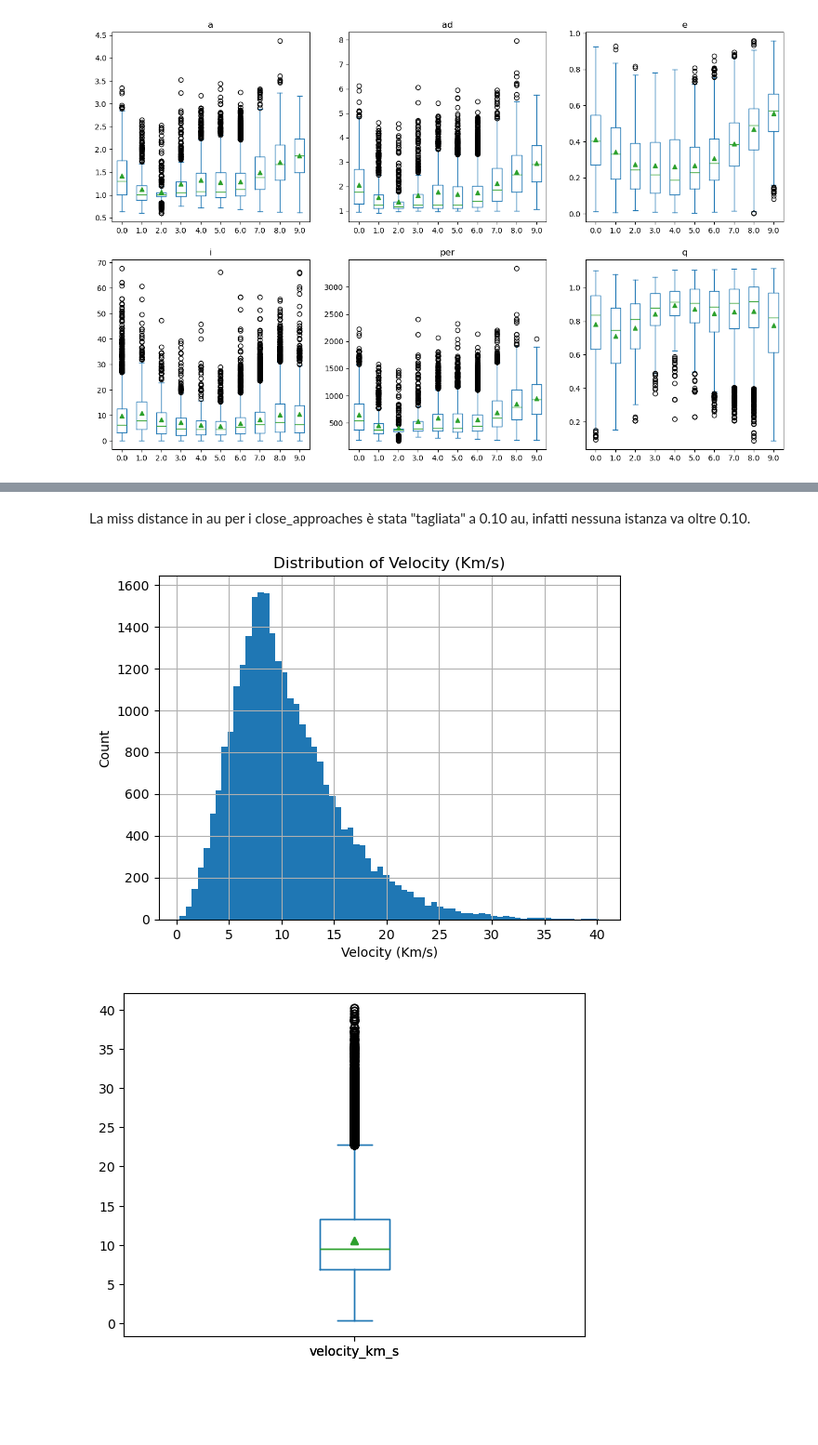
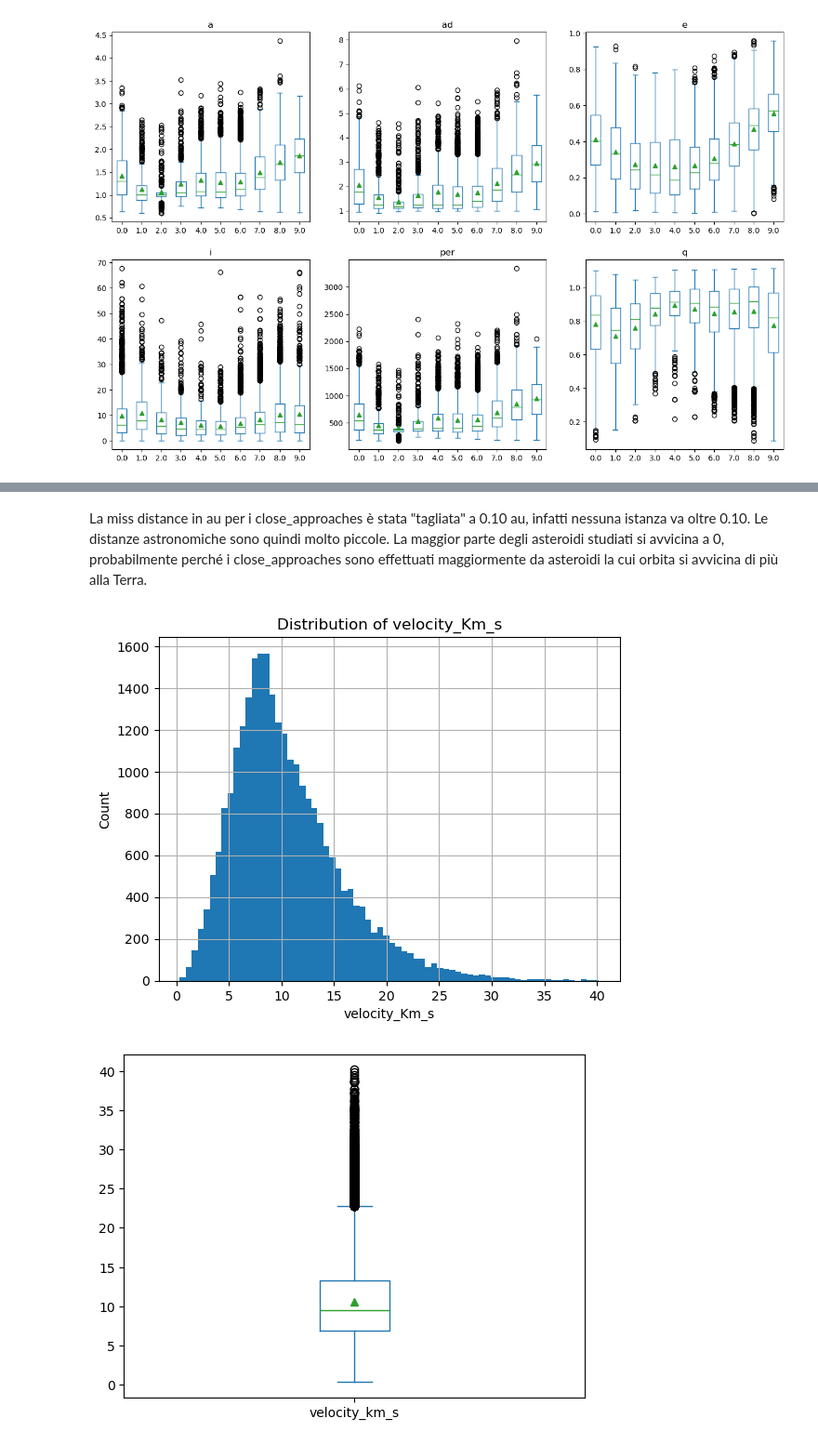
Before and after one commit to k3lly200413-2/Progetto_Nasa_Data_Intensive, a Jupyter notebook: Untitled.ipynb, the cells around one changed output, grey strips where cells are left out. Shown at 93% size. Saved outputs shown, nothing was run; the diff lists cells and outputs as text; code cells hidden in the pictures; blank space fills up the shorter version.

```diff
--- a/Untitled.ipynb
+++ b/Untitled.ipynb
@@ -615,13 +620,14 @@ plt.show()
 # %% [markdown]
-La miss distance in au per i close_approaches è stata "tagliata" a 0.10 au, infatti nessuna istanza va oltre 0.10.
+La miss distance in au per i close_approaches è stata "tagliata" a 0.10 au, infatti nessuna istanza va oltre 0.10. Le distanze astronomiche sono quindi molto piccole.
+La maggior parte degli asteroidi studiati si avvicina a 0, probabilmente perché i close_approaches sono effettuati maggiormente da asteroidi la cui orbita si avvicina di più alla Terra.
 # %%
 merged["velocity_km_s"].hist(bins=70)
-plt.xlabel("Velocity (Km/s)")
+plt.xlabel("velocity_Km_s")
 plt.ylabel("Count")
-plt.title('Distribution of Velocity (Km/s)')
+plt.title('Distribution of velocity_Km_s')
 plt.show()
 # %% [output]
-[figure, old version]
+[figure, new version]
 # %%
 merged["velocity_km_s"].plot.box(showmeans=True);
 plt.show()
```
Also changed, not shown: parts of 137 cells of this notebook.
